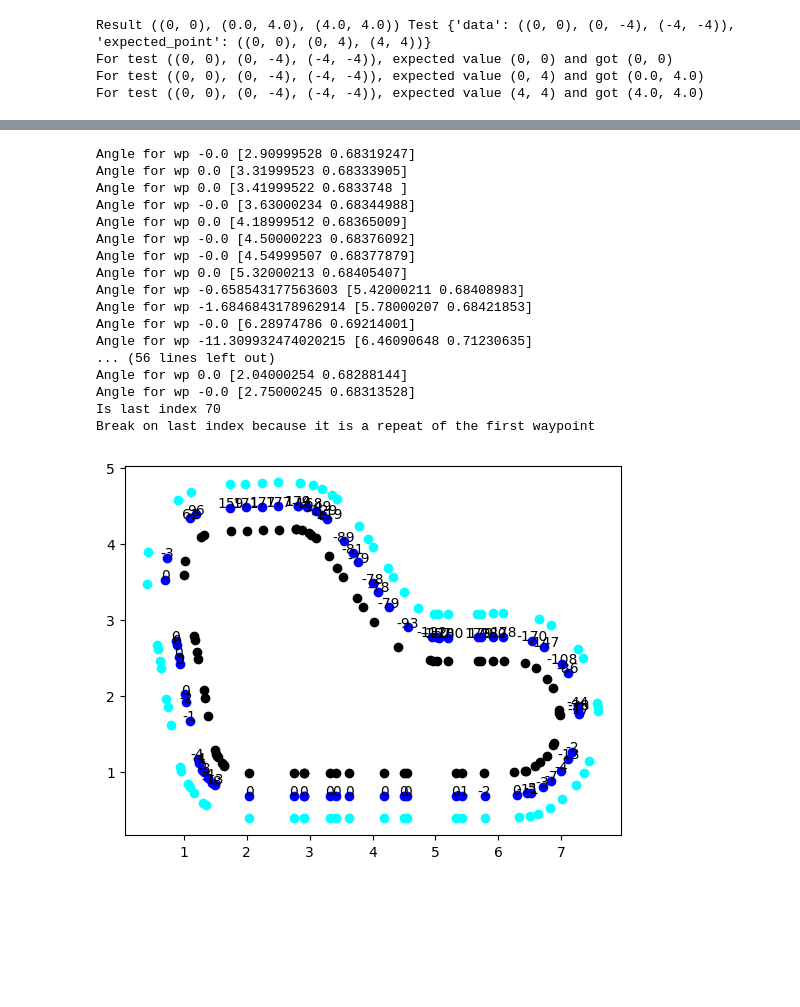
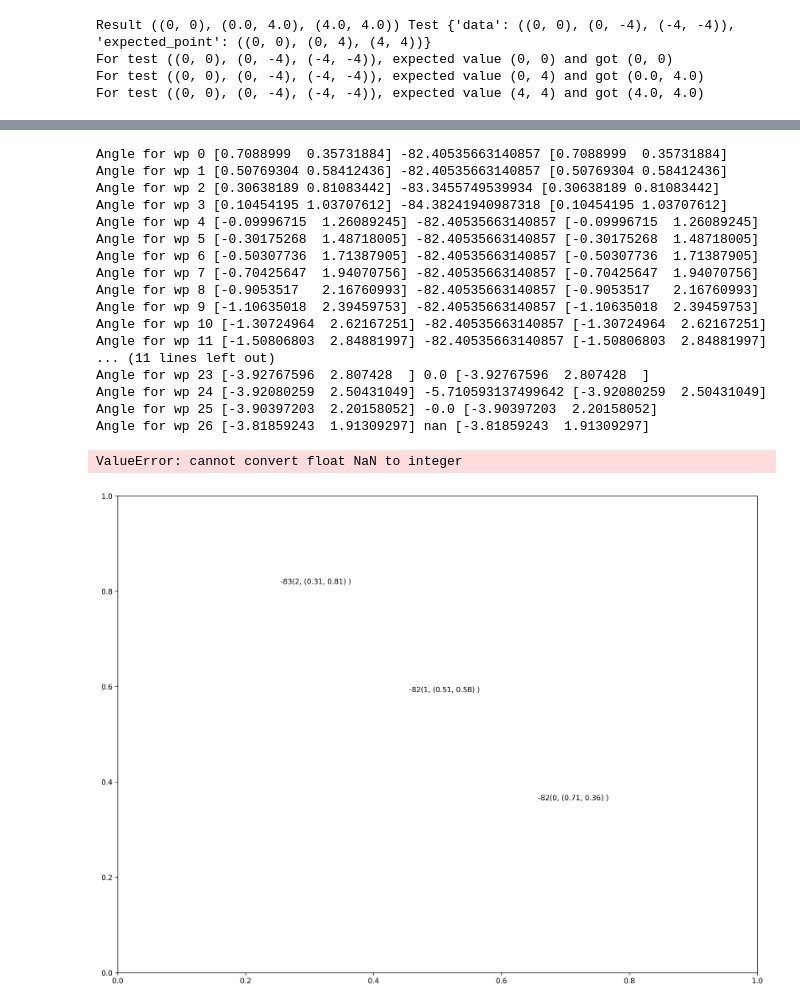
Before and after one commit to anjrew/deepracer-analysis, a Jupyter notebook: Track_analysis.ipynb, the cells around one changed output, grey strips where cells are left out. Saved outputs shown, nothing was run; the diff lists cells and outputs as text; code cells hidden in the pictures; blank space fills up the shorter version.

```diff
--- a/Track_analysis.ipynb
+++ b/Track_analysis.ipynb
@@ -18,6 +18,6 @@ import math
 import numpy as np
 # %%
 tu = TrackIO()
-track_name = "reinvent_base"
+track_name = "2022_reinvent_champ"
 track: Track = tu.load_track(track_name)
 # %% [output]
@@ -60,16 +59,25 @@ max(track_widths), min(track_widths), sum(track_widths) / len(track_widths)
 def put_to_origin(closest_waypoint, the_second_closest_wp, furthest_waypoint) -> tuple:
     """Move all the vectors to the origin relative to the closest_waypoint"""
     new_closest_wp = (0, 0)
+
     new_second_closest_wp = (
-        the_second_closest_wp[0] - closest_waypoint[0], the_second_closest_wp[1] - closest_waypoint[1])
+        round(the_second_closest_wp[0] - closest_waypoint[0], 2), round(the_second_closest_wp[1] - closest_waypoint[1], 2))
     new_furthest_wp = (
-        furthest_waypoint[0] - closest_waypoint[0], furthest_waypoint[1] - closest_waypoint[1])
+        round(furthest_waypoint[0] - closest_waypoint[0], 2), round(furthest_waypoint[1] - closest_waypoint[1],2))
+    # new_second_closest_wp = (
+    #     the_second_closest_wp[0] - closest_waypoint[0], the_second_closest_wp[1] - closest_waypoint[1])
+    # new_furthest_wp = (
+    #     furthest_waypoint[0] - closest_waypoint[0], furthest_waypoint[1] - closest_waypoint[1])
     return (new_closest_wp,  new_second_closest_wp, new_furthest_wp)
 
 tests = [
     {
         'data': ((-4, 8), (-4, 4), (-8, 4)),
         'expected_point': ((0, 0), (0, -4), (-4, -4))
+    },
+    {
+        'data': ((6.84, 0.88), (6.99, 1.01), (7.11, 1.17)),
+        'expected_point': ((0, 0), (0.15, 0.13), (0.27, 0.29))
     },
 ]
 
@@ -92,16 +103,20 @@ def angle_of_vectors(ab,cd):
     mod_of_vector_1 = math.sqrt( ab[0]** 2 + ab[1]** 2)*math.sqrt(cd[0] ** 2 + cd[1] ** 2)
     angle = dot_product/mod_of_vector_1
     angle_in_degree = math.degrees(math.acos(angle))
-    return angle_in_degree
+    return round(angle_in_degree,2)
 
 tests = [
     {
         'data': ((8,6), (7,9)),
-        'expected_angle': 15.255118703057764
+        'expected_angle': 15.26
     },
     {
         'data': ((8,6), (7,9)),
-        'expected_angle': 15.255118703057764
+        'expected_angle': 15.26
+    },
+    {
+        'data': ((0.15, 0.13), (0.27, 0.29)),
+        'expected_angle': 6.13
     },
 ]
 
@@ -318,43 +336,50 @@ df
 # %%
 import matplotlib.pyplot as plt
+
+plt.figure(figsize=(16, 12), dpi=300)
 
 def plot_coords(ax, track, angles, annotate=False, ):
     if annotate is True:
         for i, wp in enumerate(track.center_line):
             is_last_index = i == len(track.center_line) - 1
 
             if is_last_index == True:
                 print('Is last index', i)
                 print('Break on last index because it is a repeat of the first waypoint')
                 return
             relative_angle = angles[i]
-            print('Angle for wp', relative_angle, wp)
+
+            print(f'Angle for wp {i}',wp, relative_angle, wp)
             plt.annotate(
-                    str(round(angles[i])), # this is the text
+                    str(round(angles[i])) + f'({str(i)}, { (round(wp[0],2), round(wp[1],2))} )', # this is the text
                     (wp), # these are the coordinates to position the label
                     textcoords="offset points", # how to position the text
-                    xytext=(0,0), # distance from text to points (x,y)
+                    xytext=(3,3), # distance from text to points (x,y)
                     ha='center'
                 ) # horizontal alignment can be left, right or center
 
 plot_coords(1, track, angles, True )
-TrackPlotter.plot_track(track)
+
+for point in track.center_line:
+    plt.scatter(point[0], point[1], c="blue")
+plt.show()
 # %% [output]
-Angle for wp -0.0 [2.90999528 0.68319247]
-Angle for wp 0.0 [3.31999523 0.68333905]
-Angle for wp 0.0 [3.41999522 0.6833748 ]
-Angle for wp -0.0 [3.63000234 0.68344988]
-Angle for wp 0.0 [4.18999512 0.68365009]
-Angle for wp -0.0 [4.50000223 0.68376092]
-Angle for wp -0.0 [4.54999507 0.68377879]
-Angle for wp 0.0 [5.32000213 0.68405407]
-Angle for wp -0.658543177563603 [5.42000211 0.68408983]
-Angle for wp -1.6846843178962914 [5.78000207 0.68421853]
-Angle for wp -0.0 [6.28974786 0.69214001]
-Angle for wp -11.309932474020215 [6.46090648 0.71230635]
-... (56 lines left out)
-Angle for wp 0.0 [2.04000254 0.68288144]
-Angle for wp -0.0 [2.75000245 0.68313528]
-Is last index 70
-Break on last index because it is a repeat of the first waypoint
+Angle for wp 0 [0.7088999  0.35731884] -82.40535663140857 [0.7088999  0.35731884]
+Angle for wp 1 [0.50769304 0.58412436] -82.40535663140857 [0.50769304 0.58412436]
+Angle for wp 2 [0.30638189 0.81083442] -83.3455749539934 [0.30638189 0.81083442]
+Angle for wp 3 [0.10454195 1.03707612] -84.38241940987318 [0.10454195 1.03707612]
+Angle for wp 4 [-0.09996715  1.26089245] -82.40535663140857 [-0.09996715  1.26089245]
+Angle for wp 5 [-0.30175268  1.48718005] -82.40535663140857 [-0.30175268  1.48718005]
+Angle for wp 6 [-0.50307736  1.71387905] -82.40535663140857 [-0.50307736  1.71387905]
+Angle for wp 7 [-0.70425647  1.94070756] -82.40535663140857 [-0.70425647  1.94070756]
+Angle for wp 8 [-0.9053517   2.16760993] -82.40535663140857 [-0.9053517   2.16760993]
+Angle for wp 9 [-1.10635018  2.39459753] -82.40535663140857 [-1.10635018  2.39459753]
+Angle for wp 10 [-1.30724964  2.62167251] -82.40535663140857 [-1.30724964  2.62167251]
+Angle for wp 11 [-1.50806803  2.84881997] -82.40535663140857 [-1.50806803  2.84881997]
+... (11 lines left out)
+Angle for wp 23 [-3.92767596  2.807428  ] 0.0 [-3.92767596  2.807428  ]
+Angle for wp 24 [-3.92080259  2.50431049] -5.710593137499642 [-3.92080259  2.50431049]
+Angle for wp 25 [-3.90397203  2.20158052] -0.0 [-3.90397203  2.20158052]
+Angle for wp 26 [-3.81859243  1.91309297] nan [-3.81859243  1.91309297]
+ValueError: cannot convert float NaN to integer
-[figure, old version]
+[figure, new version]
```
Also changed, not shown: parts of 19 cells of this notebook.
